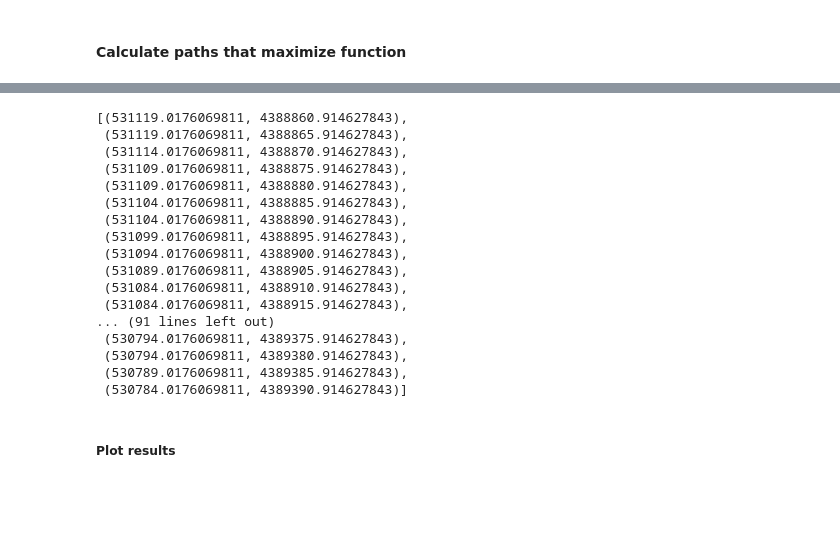
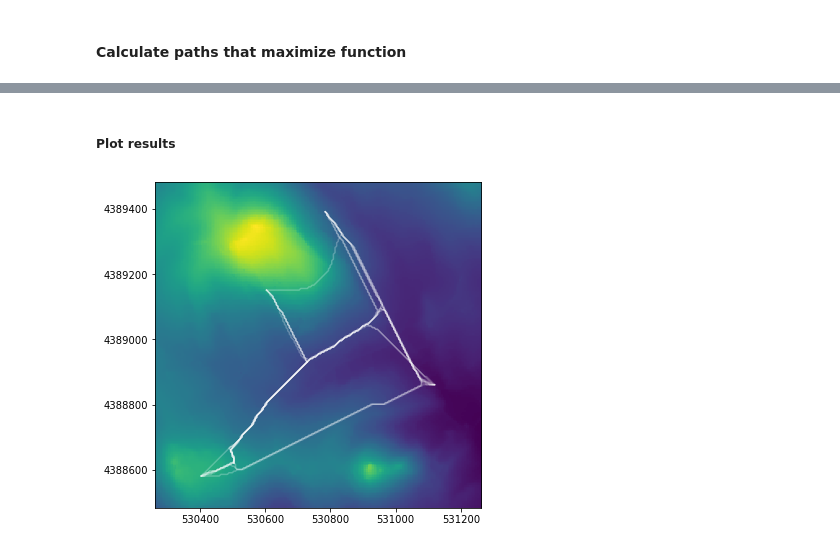
Before and after one commit to mllobera/netsim, a Jupyter notebook: notebooks/NetSim2.ipynb, the cells around one changed output, grey strips where cells are left out. Drawn from its saved outputs; the diff is of its cells as text; code cells hidden in the pictures; blank space fills up the shorter version.

```diff
--- a/notebooks/NetSim2.ipynb
+++ b/notebooks/NetSim2.ipynb
@@ -231,20 +230,0 @@ df_max_paths
-# %%
-utils.rc2pt(df_max_paths.iloc[0]['track'], meta)
-# %% [output]
-[(531119.0176069811, 4388860.914627843),
- (531119.0176069811, 4388865.914627843),
- (531114.0176069811, 4388870.914627843),
- (531109.0176069811, 4388875.914627843),
- (531109.0176069811, 4388880.914627843),
- (531104.0176069811, 4388885.914627843),
- (531104.0176069811, 4388890.914627843),
- (531099.0176069811, 4388895.914627843),
- (531094.0176069811, 4388900.914627843),
- (531089.0176069811, 4388905.914627843),
- (531084.0176069811, 4388910.914627843),
- (531084.0176069811, 4388915.914627843),
-... (91 lines left out)
- (530794.0176069811, 4389375.914627843),
- (530794.0176069811, 4389380.914627843),
- (530789.0176069811, 4389385.914627843),
- (530784.0176069811, 4389390.914627843)]
@@ -262,2 +231,22 @@ im = ax.
 # %% [markdown]
 ##### Plot results
+# %%
+import matplotlib.pyplot as plt
+import matplotlib as mpl
+
+# calculate extension
+bounds = profile['bounds']
+extent = [bounds.left, bounds.right, bounds.bottom, bounds.top]
+
+# plot image
+cmap = mpl.cm.get_cmap('viridis')
+fig, ax = plt.subplots(ncols= 1, figsize= (6,6))
+im = ax.imshow(dem, extent= extent, origin= 'upper', cmap= cmap)
+
+for i, path in df_max_paths.iterrows():
+
+    X = [pt[0] for pt in utils.rc2pt(path['track'], profile)]
+    Y = [pt[1] for pt in utils.rc2pt(path['track'], profile)]
+    ax.plot (X, Y, 'w-', alpha= 0.25)
+# %% [output]
+[figure, added]
```
Also changed, not shown: parts of 4 cells of this notebook, 2 other files.
